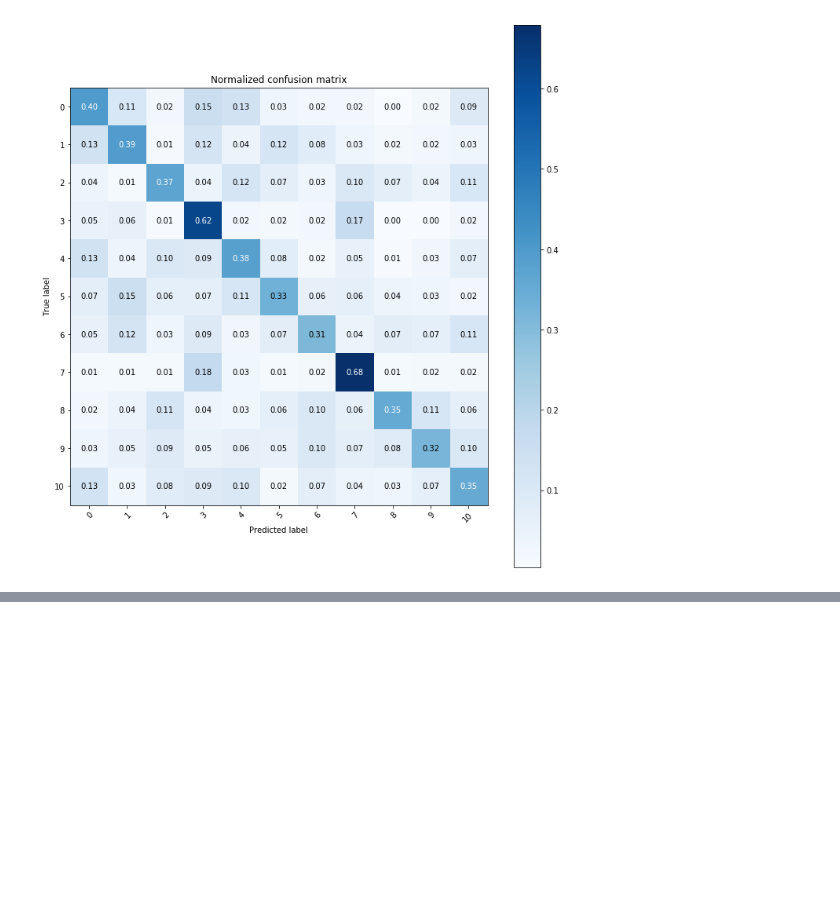
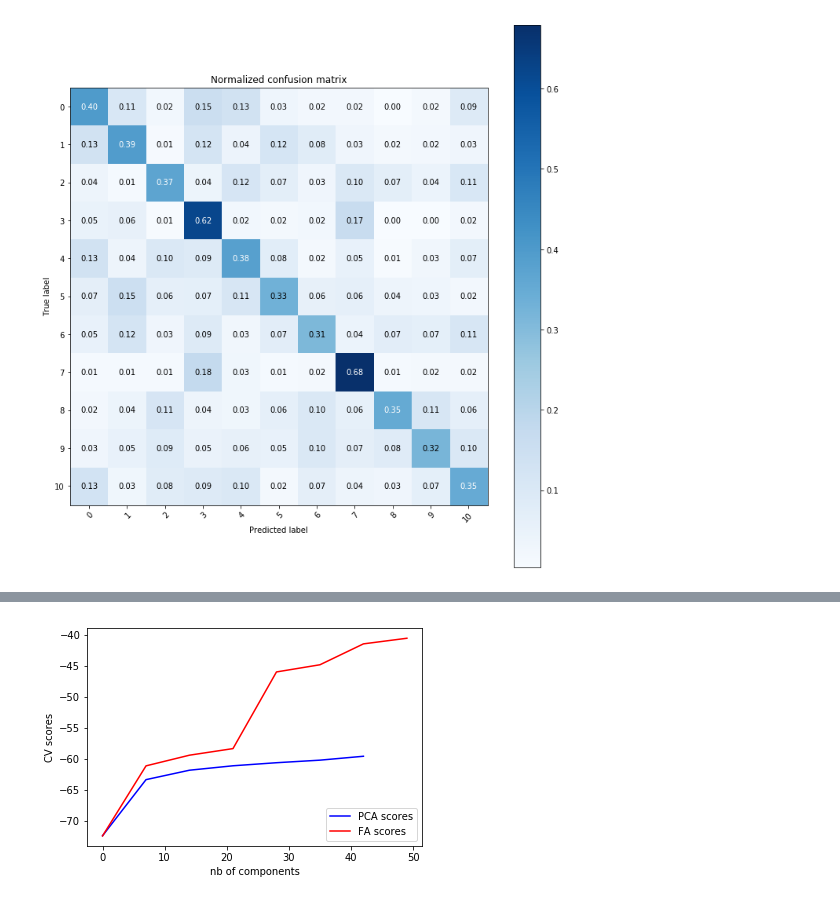
Before and after one commit to michaelfedell/instacart, a Jupyter notebook: notebooks/develop/Model_Development.ipynb, the cells around one changed output, grey strips where cells are left out. Drawn from its saved outputs; the diff is of its cells as text; code cells hidden in the pictures; blank space fills up the shorter version.

Commit message:
Add Factor Analysis to compress feature space

```diff
--- a/notebooks/develop/Model_Development.ipynb
+++ b/notebooks/develop/Model_Development.ipynb
@@ -268,0 +288,23 @@ _ = evaluate(y_test, gb_base.predict(x_test))
+# %%
+feats = users.drop(columns=['label', 'n_orders'])
+x = preprocessing.scale(feats)
+fa = decomp.FactorAnalysis(max_iter=2500)
+pca = decomp.PCA(svd_solver='full')
+# %%
+pca_scores = []
+fa_scores = []
+for n in np.arange(0, len(feats.columns), 7):
+    pca.n_components = n
+    fa.n_components = n
+    pca_scores.append(np.mean(cross_val_score(pca, x, cv=5)))
+    fa_scores.append(np.mean(cross_val_score(fa, x, cv=5)))
+# %%
+plt.figure()
+plt.plot(np.arange(0, len(feats.columns), 7), pca_scores, 'b', label='PCA scores')
+plt.plot(np.arange(0, len(feats.columns), 7), fa_scores, 'r', label='FA scores')
+plt.xlabel('nb of components')
+plt.ylabel('CV scores')
+plt.legend(loc='lower right')
+plt.show()
+# %% [output]
+[figure, added]
```
Also changed, not shown: parts of 7 cells of this notebook, 2 other files.
